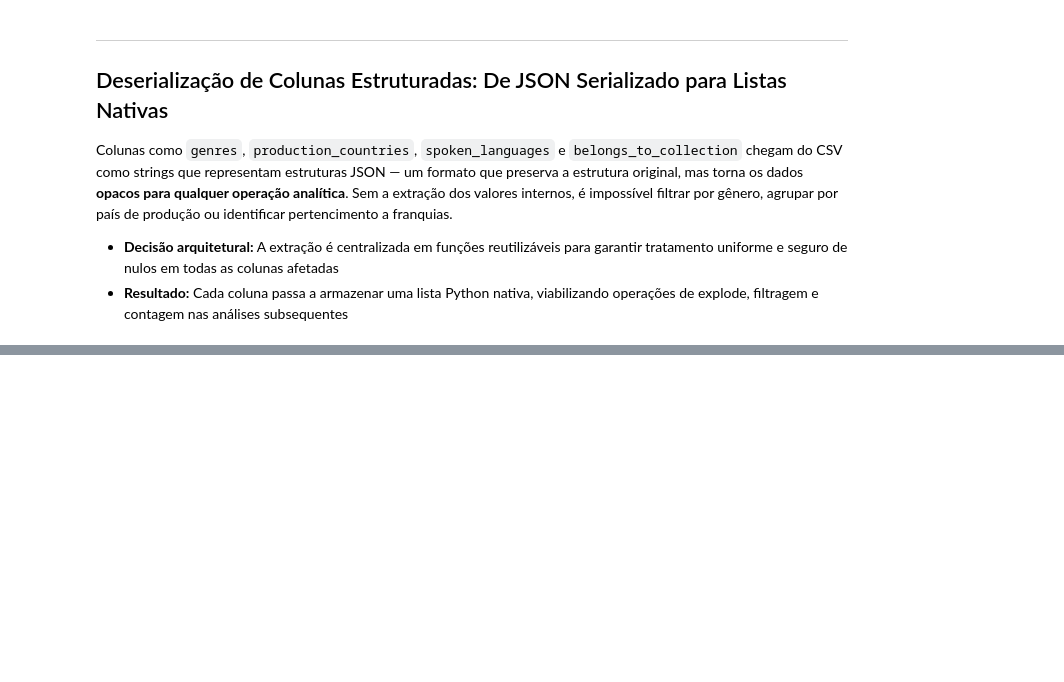
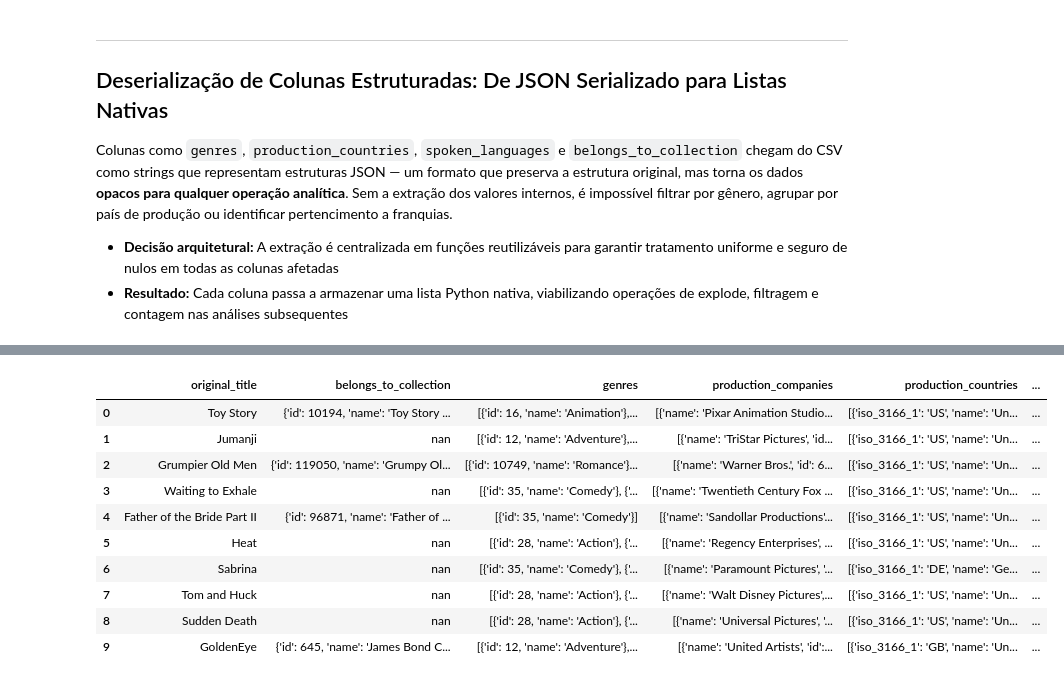
Before and after one commit to AleCecilio/entertainment_industry_performance_analysis, a Jupyter notebook: notebooks/05_data_cleaning_movies.ipynb, the cells around one changed output, grey strips where cells are left out. Drawn from its saved outputs; the diff is of its cells as text; code cells hidden in the pictures; blank space fills up the shorter version.

Commit message:
atualizando notebooks movies, lidando com franquias, ainda em desenvolvimento

```diff
--- a/notebooks/05_data_cleaning_movies.ipynb
+++ b/notebooks/05_data_cleaning_movies.ipynb
@@ -315,24 +338,52 @@ df_movies_limpo['spoken_languages'] = df_movies_limpo['spoken_languages'].apply(
 # %%
 # Validação pós-deserialização: confirmar que as colunas agora armazenam listas nativas
-def visualição_listas(df_movies, lista_colunas):
-    display(
-        df_movies[lista_colunas]
-        .head(10)
-        .style
-        .set_properties(
-            subset=['original_title'],
-            **{'background-color': '#2B2D42', 'color': 'white'}
-        )
-        .set_properties(
-            subset=['genres'],
-            **{'background-color': '#6D597A', 'color': 'white'}
-        )
-        .set_properties(
-            subset=['production_countries'],
-            **{'background-color': '#588157', 'color': 'white'}
-        )
-        .set_properties(
-            subset=['spoken_languages'],
-            **{'background-color': '#3D5A80', 'color': 'white'}
-        )
+lista_colunas = [
+    'original_title',
+    'belongs_to_collection',
+    'genres',
+    'production_companies',
+    'production_countries',
+    'spoken_languages'
+]
+
+display(
+    df_movies[lista_colunas]
+    .head(10)
+    .style
+    .set_properties(
+        subset=['original_title'],
+        **{'background-color': '#2B2D42', 'color': 'white'}
     )
+    .set_properties(
+        subset=['belongs_to_collection'],
+        **{'background-color': '#9A8C98', 'color': 'black'} # Um tom acinzentado claro (texto preto para contraste)
+    )
+    .set_properties(
+        subset=['genres'],
+        **{'background-color': '#6D597A', 'color': 'white'}
+    )
+    .set_properties(
+        subset=['production_companies'],
+        **{'background-color': '#4A4E69', 'color': 'white'} # Um tom de ardósia
+    )
+    .set_properties(
+        subset=['production_countries'],
+        **{'background-color': '#588157', 'color': 'white'}
+    )
+    .set_properties(
+        subset=['spoken_languages'],
+        **{'background-color': '#3D5A80', 'color': 'white'}
+    )
+)
+# %% [output]
+|  | original_title | belongs_to_collection | genres | production_companies | production_countries | ... |
+| 0 | Toy Story | {'id': 10194, 'name': 'Toy Story ... | [{'id': 16, 'name': 'Animation'},... | [{'name': 'Pixar Animation Studio... | [{'iso_3166_1': 'US', 'name': 'Un... | ... |
+| 1 | Jumanji | nan | [{'id': 12, 'name': 'Adventure'},... | [{'name': 'TriStar Pictures', 'id... | [{'iso_3166_1': 'US', 'name': 'Un... | ... |
+| 2 | Grumpier Old Men | {'id': 119050, 'name': 'Grumpy Ol... | [{'id': 10749, 'name': 'Romance'}... | [{'name': 'Warner Bros.', 'id': 6... | [{'iso_3166_1': 'US', 'name': 'Un... | ... |
+| 3 | Waiting to Exhale | nan | [{'id': 35, 'name': 'Comedy'}, {'... | [{'name': 'Twentieth Century Fox ... | [{'iso_3166_1': 'US', 'name': 'Un... | ... |
+| 4 | Father of the Bride Part II | {'id': 96871, 'name': 'Father of ... | [{'id': 35, 'name': 'Comedy'}] | [{'name': 'Sandollar Productions'... | [{'iso_3166_1': 'US', 'name': 'Un... | ... |
+| 5 | Heat | nan | [{'id': 28, 'name': 'Action'}, {'... | [{'name': 'Regency Enterprises', ... | [{'iso_3166_1': 'US', 'name': 'Un... | ... |
+| 6 | Sabrina | nan | [{'id': 35, 'name': 'Comedy'}, {'... | [{'name': 'Paramount Pictures', '... | [{'iso_3166_1': 'DE', 'name': 'Ge... | ... |
+| 7 | Tom and Huck | nan | [{'id': 28, 'name': 'Action'}, {'... | [{'name': 'Walt Disney Pictures',... | [{'iso_3166_1': 'US', 'name': 'Un... | ... |
+| 8 | Sudden Death | nan | [{'id': 28, 'name': 'Action'}, {'... | [{'name': 'Universal Pictures', '... | [{'iso_3166_1': 'US', 'name': 'Un... | ... |
+| 9 | GoldenEye | {'id': 645, 'name': 'James Bond C... | [{'id': 12, 'name': 'Adventure'},... | [{'name': 'United Artists', 'id':... | [{'iso_3166_1': 'GB', 'name': 'Un... | ... |
```
Also changed, not shown: parts of 9 cells of this notebook, 2 other files.
